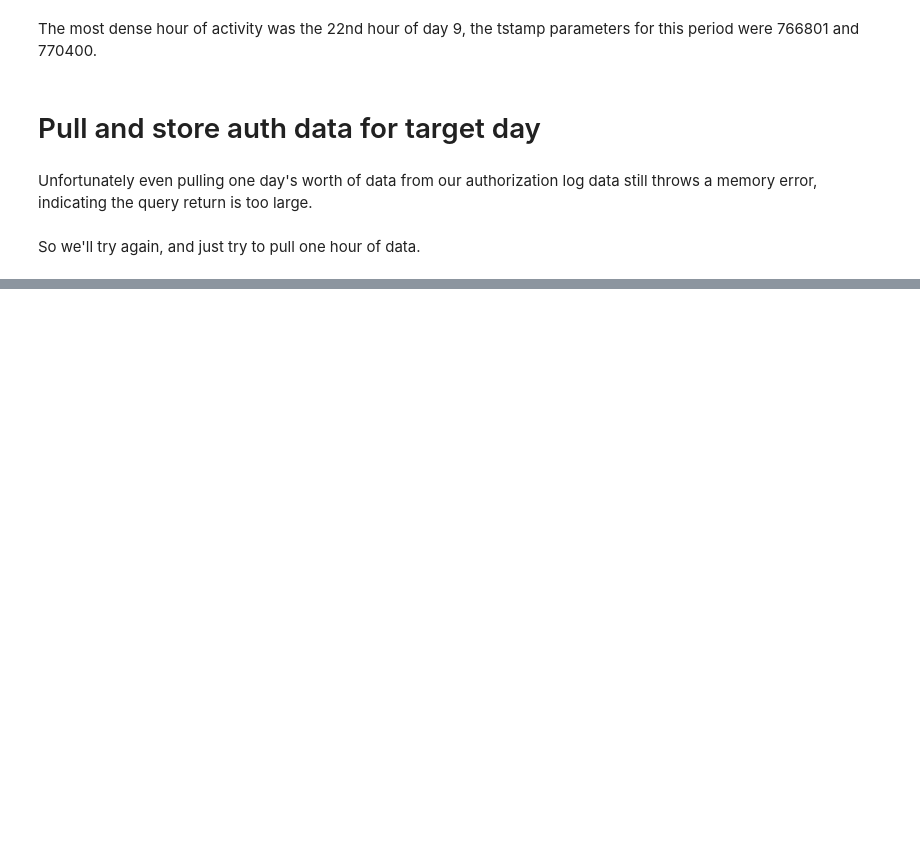
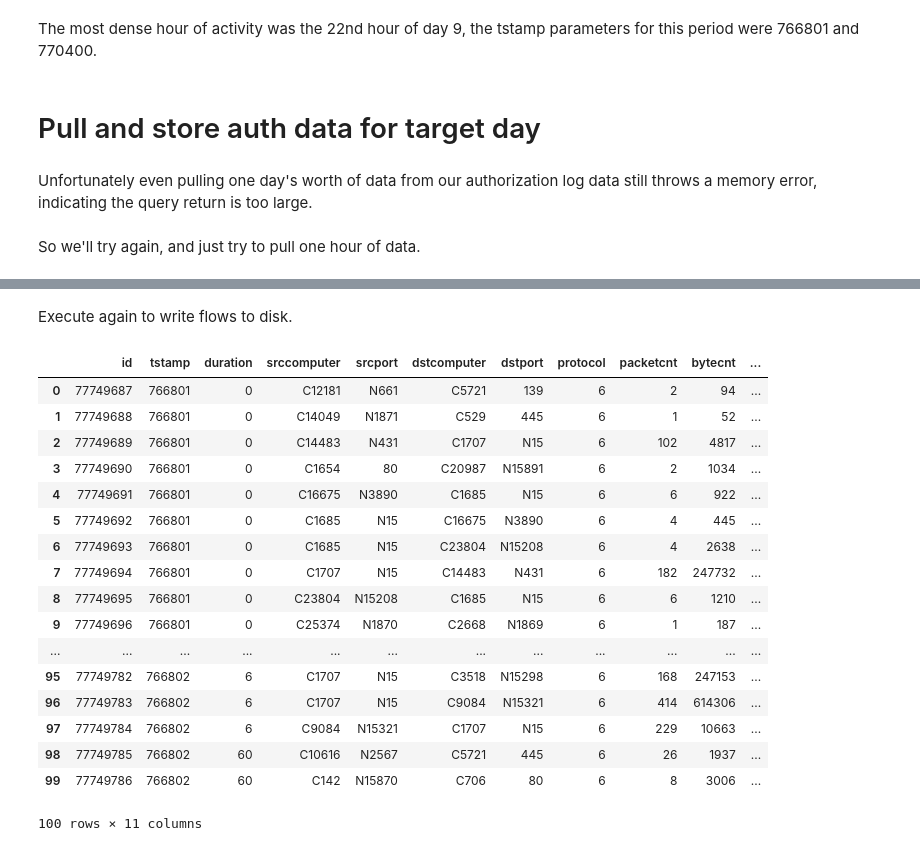
Before and after one commit to jstyczynski/DataScience-Capstone, a Jupyter notebook: Capstone Data Exploration.ipynb, the cells around one changed output, grey strips where cells are left out. Cells and saved outputs as stored; diff of their text form; code cells hidden in the pictures; blank space fills up the shorter version.

Commit message:
pulled the samples from each table and wrote to disk

```diff
--- a/Capstone Data Exploration.ipynb
+++ b/Capstone Data Exploration.ipynb
@@ -389,0 +421,50 @@ df.head(100)
+# %% [markdown]
+Execute again to write flows to disk.
+# %%
+#Connect to rds
+try:
+    conn = psycopg2.connect(connection_string_js)
+except:
+    print ("\n_________CONNECTION FAILURE_________\n")
+cur = conn.cursor()
+
+#Write up query in second line of this function.
+query_return_holder = []
+def query_launcher (query):
+    cur.execute("""%s""" % query)
+    rows = cur.fetchall()
+    for i in rows:
+        query_return_holder.append(i)
+
+#disconnect from DB
+def disconnect():
+    cur.close()
+    conn.close()
+
+if __name__ == '__main__':
+    query_launcher("""SELECT * FROM flows WHERE tstamp >= 766801 AND tstamp <= 770400""")
+    #disconnect()
+
+df = pd.DataFrame(query_return_holder)
+df.columns = ['id', 'tstamp', 'duration', 'srccomputer', 'srcport', 'dstcomputer', 'dstport', 'protocol', 'packetcnt', 'bytecnt', 'redteam']
+df.to_csv(path_or_buf='flows.txt',delimiter=',')
+df.head(100)
+# %% [output]
+|  | id | tstamp | duration | srccomputer | srcport | dstcomputer | dstport | protocol | packetcnt | bytecnt | ... |
+| 0 | 77749687 | 766801 | 0 | C12181 | N661 | C5721 | 139 | 6 | 2 | 94 | ... |
+| 1 | 77749688 | 766801 | 0 | C14049 | N1871 | C529 | 445 | 6 | 1 | 52 | ... |
+| 2 | 77749689 | 766801 | 0 | C14483 | N431 | C1707 | N15 | 6 | 102 | 4817 | ... |
+| 3 | 77749690 | 766801 | 0 | C1654 | 80 | C20987 | N15891 | 6 | 2 | 1034 | ... |
+| 4 | 77749691 | 766801 | 0 | C16675 | N3890 | C1685 | N15 | 6 | 6 | 922 | ... |
+| 5 | 77749692 | 766801 | 0 | C1685 | N15 | C16675 | N3890 | 6 | 4 | 445 | ... |
+| 6 | 77749693 | 766801 | 0 | C1685 | N15 | C23804 | N15208 | 6 | 4 | 2638 | ... |
+| 7 | 77749694 | 766801 | 0 | C1707 | N15 | C14483 | N431 | 6 | 182 | 247732 | ... |
+| 8 | 77749695 | 766801 | 0 | C23804 | N15208 | C1685 | N15 | 6 | 6 | 1210 | ... |
+| 9 | 77749696 | 766801 | 0 | C25374 | N1870 | C2668 | N1869 | 6 | 1 | 187 | ... |
+| ... | ... | ... | ... | ... | ... | ... | ... | ... | ... | ... | ... |
+| 95 | 77749782 | 766802 | 6 | C1707 | N15 | C3518 | N15298 | 6 | 168 | 247153 | ... |
+| 96 | 77749783 | 766802 | 6 | C1707 | N15 | C9084 | N15321 | 6 | 414 | 614306 | ... |
+| 97 | 77749784 | 766802 | 6 | C9084 | N15321 | C1707 | N15 | 6 | 229 | 10663 | ... |
+| 98 | 77749785 | 766802 | 60 | C10616 | N2567 | C5721 | 445 | 6 | 26 | 1937 | ... |
+| 99 | 77749786 | 766802 | 60 | C142 | N15870 | C706 | 80 | 6 | 8 | 3006 | ... |
+100 rows × 11 columns
```
Also changed, not shown: parts of 6 cells of this notebook, 4 other files.
